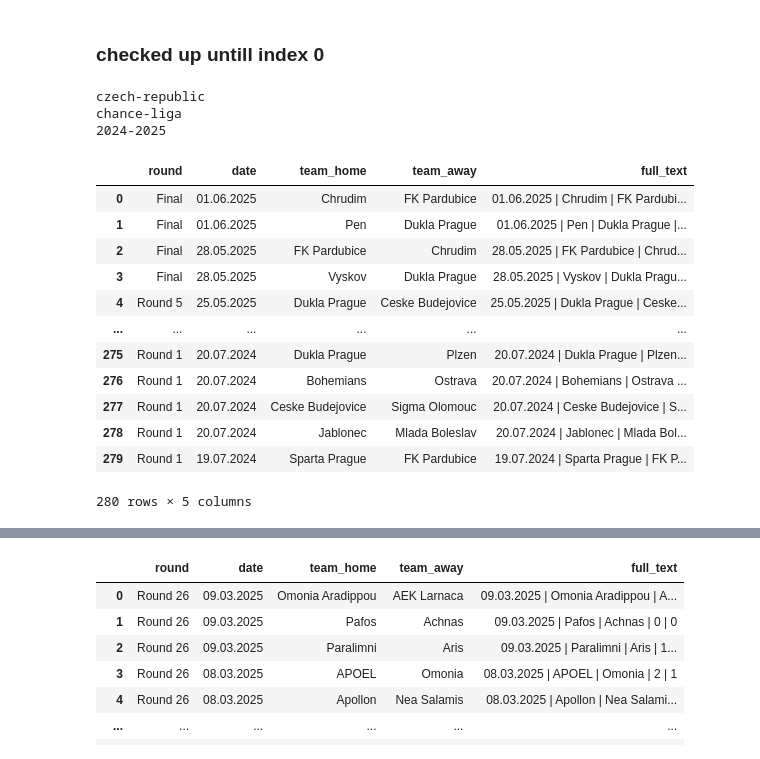
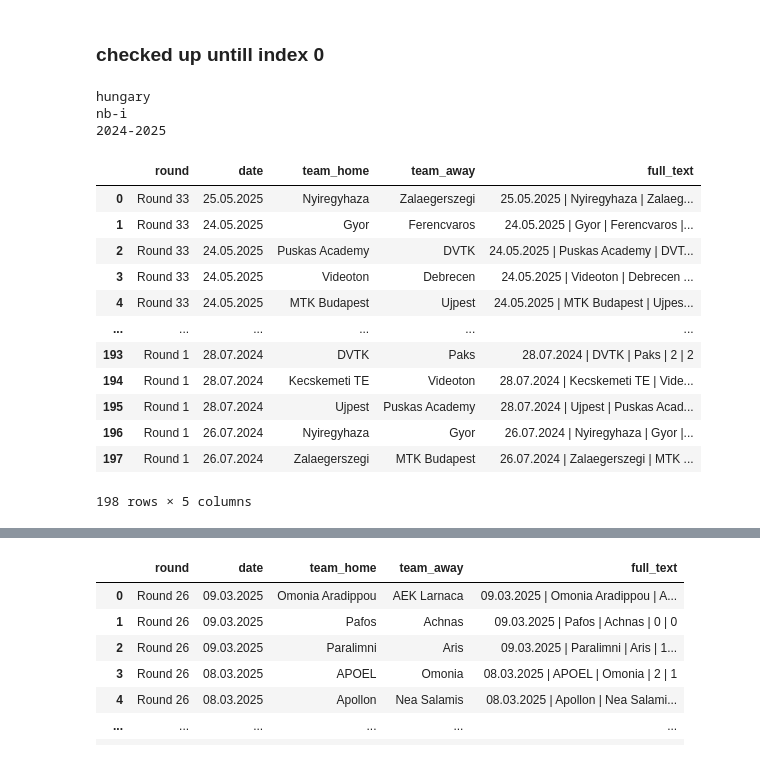
Before and after one commit to simon-cosyns/soccer_schedules_around_the_world, a Jupyter notebook: inspect_data.ipynb, the cells around one changed output, grey strips where cells are left out. Drawn from its saved outputs; the diff is of its cells as text; code cells hidden in the pictures.

```diff
--- a/inspect_data.ipynb
+++ b/inspect_data.ipynb
@@ -120,33 +129,33 @@ def check_games(df):
             print(f"   Odd counts: {odd}")
 # %%
 # Checked untill index 10, egypt
-index = 24
+index = 27
 country = countries[index]
 league = leagues[index]
 season = seasons[index]
 print(country)
 print(league)
 print(season)
 filename = f"{country}_{league}_{season}.csv"
 df = pd.read_csv(f"./scraped_data/{filename}")
 df
 # %% [output]
-czech-republic
-chance-liga
+hungary
+nb-i
 2024-2025
 |  | round | date | team_home | team_away | full_text |
-| 0 | Final | 01.06.2025 | Chrudim | FK Pardubice | 01.06.2025 | Chrudim | FK Pardubi... |
-| 1 | Final | 01.06.2025 | Pen | Dukla Prague | 01.06.2025 | Pen | Dukla Prague |... |
-| 2 | Final | 28.05.2025 | FK Pardubice | Chrudim | 28.05.2025 | FK Pardubice | Chrud... |
-| 3 | Final | 28.05.2025 | Vyskov | Dukla Prague | 28.05.2025 | Vyskov | Dukla Pragu... |
-| 4 | Round 5 | 25.05.2025 | Dukla Prague | Ceske Budejovice | 25.05.2025 | Dukla Prague | Ceske... |
+| 0 | Round 33 | 25.05.2025 | Nyiregyhaza | Zalaegerszegi | 25.05.2025 | Nyiregyhaza | Zalaeg... |
+| 1 | Round 33 | 24.05.2025 | Gyor | Ferencvaros | 24.05.2025 | Gyor | Ferencvaros |... |
+| 2 | Round 33 | 24.05.2025 | Puskas Academy | DVTK | 24.05.2025 | Puskas Academy | DVT... |
+| 3 | Round 33 | 24.05.2025 | Videoton | Debrecen | 24.05.2025 | Videoton | Debrecen ... |
+| 4 | Round 33 | 24.05.2025 | MTK Budapest | Ujpest | 24.05.2025 | MTK Budapest | Ujpes... |
 | ... | ... | ... | ... | ... | ... |
-| 275 | Round 1 | 20.07.2024 | Dukla Prague | Plzen | 20.07.2024 | Dukla Prague | Plzen... |
-| 276 | Round 1 | 20.07.2024 | Bohemians | Ostrava | 20.07.2024 | Bohemians | Ostrava ... |
-| 277 | Round 1 | 20.07.2024 | Ceske Budejovice | Sigma Olomouc | 20.07.2024 | Ceske Budejovice | S... |
-| 278 | Round 1 | 20.07.2024 | Jablonec | Mlada Boleslav | 20.07.2024 | Jablonec | Mlada Bol... |
-| 279 | Round 1 | 19.07.2024 | Sparta Prague | FK Pardubice | 19.07.2024 | Sparta Prague | FK P... |
+| 193 | Round 1 | 28.07.2024 | DVTK | Paks | 28.07.2024 | DVTK | Paks | 2 | 2 |
+| 194 | Round 1 | 28.07.2024 | Kecskemeti TE | Videoton | 28.07.2024 | Kecskemeti TE | Vide... |
+| 195 | Round 1 | 28.07.2024 | Ujpest | Puskas Academy | 28.07.2024 | Ujpest | Puskas Acad... |
+| 196 | Round 1 | 26.07.2024 | Nyiregyhaza | Gyor | 26.07.2024 | Nyiregyhaza | Gyor |... |
+| 197 | Round 1 | 26.07.2024 | Zalaegerszegi | MTK Budapest | 26.07.2024 | Zalaegerszegi | MTK ... |
-280 rows × 5 columns
+198 rows × 5 columns
 # %%
 # First do the checks, then do the filtering and removing of round prefix if necessary
 
```
Also changed, not shown: parts of 10 cells of this notebook.
